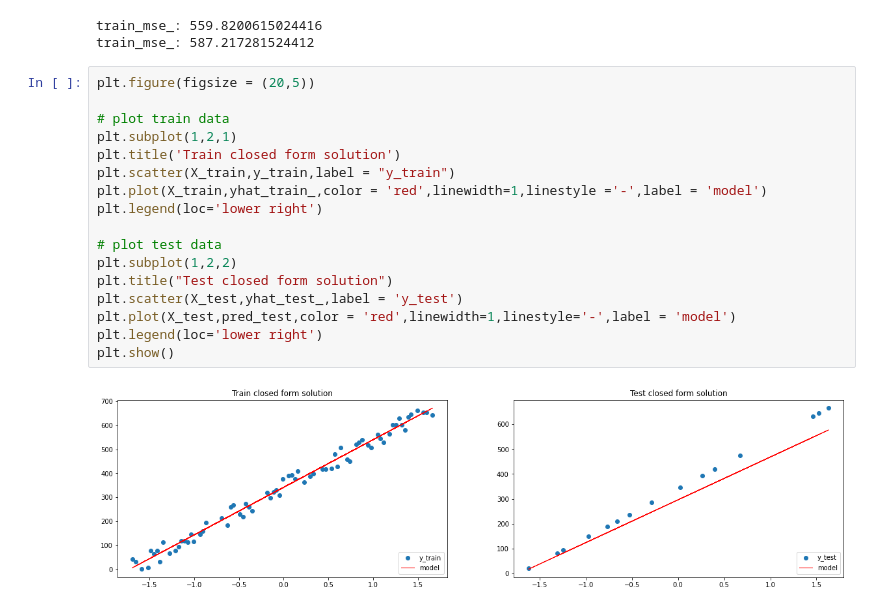
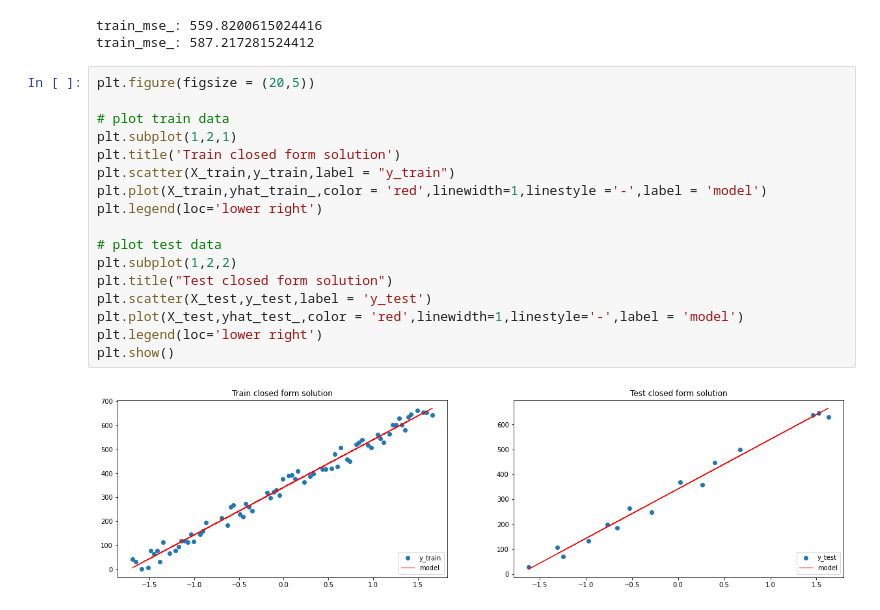
Before and after one commit to NuwanCW/ML_scratch, a Jupyter notebook: Linear_regression/Linear_regression.ipynb, the cells around one changed output. Cells and saved outputs as stored; diff of their text form.

```diff
--- a/Linear_regression/Linear_regression.ipynb
+++ b/Linear_regression/Linear_regression.ipynb
@@ -186,19 +186,19 @@ train_mse_: 587.217281524412
 # %%
 plt.figure(figsize = (20,5))
 
 # plot train data
 plt.subplot(1,2,1)
 plt.title('Train closed form solution')
 plt.scatter(X_train,y_train,label = "y_train")
 plt.plot(X_train,yhat_train_,color = 'red',linewidth=1,linestyle ='-',label = 'model')
 plt.legend(loc='lower right')
 
 # plot test data
 plt.subplot(1,2,2)
 plt.title("Test closed form solution")
-plt.scatter(X_test,yhat_test_,label = 'y_test')
-plt.plot(X_test,pred_test,color = 'red',linewidth=1,linestyle='-',label = 'model')
+plt.scatter(X_test,y_test,label = 'y_test')
+plt.plot(X_test,yhat_test_,color = 'red',linewidth=1,linestyle='-',label = 'model')
 plt.legend(loc='lower right')
 plt.show()
 # %% [output]
-[figure, old version]
+[figure, new version]
```
Also changed, not shown: 2 other files.
